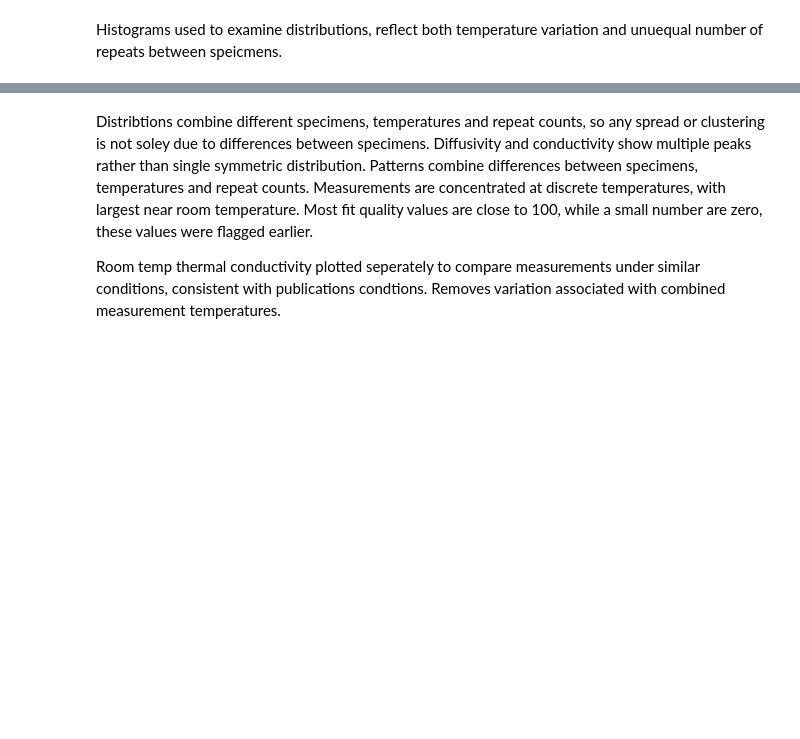
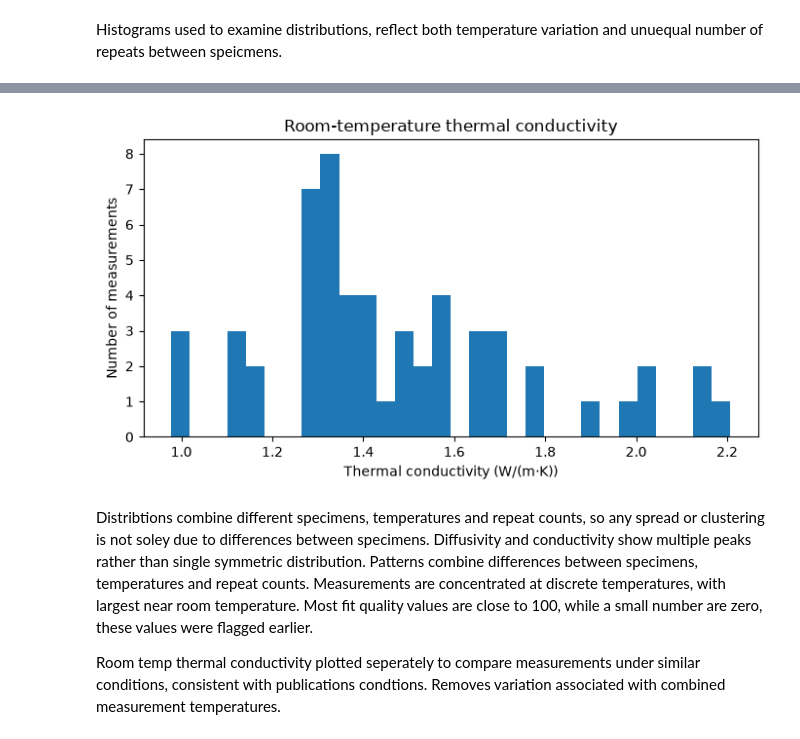
Before and after one commit to gjanuszewski/quarts-process, a Jupyter notebook: notebooks/v1.ipynb, the cells around one changed output, grey strips where cells are left out. Cells and saved outputs as stored; diff of their text form; code cells hidden in the pictures; blank space fills up the shorter version.

```diff
--- a/_tmp_executed.ipynb
+++ b/notebooks/v1.ipynb
@@ -29,12 +64,12 @@ from model_config import (
 # %% [markdown]
 Individual measurement files are loaded and combined into single dataframe. Source filenames and row numbers are retained for traceability, and specimen identifier from each filename.
 # %%
-def load_data(data_dir='data'):
+def load_data(data_dir=ROOT / 'data'):
     """Load measurement Excel files and add source and specimen identifiers.
 
     Parameters
     ----------
-    data_dir : str or pathlib.Path, default "data"
+    data_dir : str or pathlib.Path, default ROOT / "data"
         Directory containing the measurement .xlsx files.
 
     Returns
@@ -43,7 +78,7 @@ def load_data(data_dir='data'):
         Combined measurements with source_filename, source_row, and
         specimen_id columns.
     """
-    files = sorted(Path(data_dir).glob('*.xlsx'))
+    files = sorted(Path(data_dir).glob('Temperature_data_*.xlsx'))
     dfs = []
 
     for file in files:
@@ -97,7 +132,7 @@ def load_specimen_data() -> pd.DataFrame:
     pandas.DataFrame
         The specimen table.
     """
-    sample_table_df = pd.read_excel('Sample_table.xlsx')
+    sample_table_df = pd.read_excel(ROOT / 'data' / 'Sample_table.xlsx')
     return sample_table_df
 # %% [markdown]
 Columns are converted to numeric data types. Any values that cannot be converted are replaced with Nan so they can be indentified in quailty checks.
@@ -753,28 +731,5 @@ quartz_data["density_kg_m3"] = bulk_density(
-# %%
-def thermal_cond (alpha, density, cp):
-    """
-    Calculates thermal conductivity.
-
-    Paremeters:
-     alpha:float or pandas Seres
-        Thermal diffusivity
-    density: float or pandas Series
-        Bulk desnity in kg/m^3
-    cp: float or pandas Series
-        Specific heat in J/kg K
-
-    Returns: float or pandas Series
-        Thermal conductivity
-    """
-    return alpha * density * cp
-
-quartz_data["alpha_m2_s"] = quartz_data["alpha"] * 1e-4
-
-quartz_data["conductivity_W_mK"] = thermal_cond(
-    alpha=quartz_data["alpha_m2_s"],
-    density=quartz_data["density_kg_m3"],
-    cp=quartz_data["specific_heat"]
-)
+# %%
+quartz_data = calculate_thermal_properties(quartz_data)
 # %%
 paper_thermal_cond= {
     'S1': 2.02,
@@ -858,3 +792,7 @@ plt.show()
+# %%
+plot_room_temp_conductivity(quartz_data)
+# %% [output]
+[figure, added]
 # %% [markdown]
 Distribtions combine different specimens, temperatures and repeat counts, so any spread or clustering is not soley due to differences between specimens. Diffusivity and conductivity show multiple peaks rather than single symmetric distribution. Patterns combine differences between specimens, temperatures and repeat counts. Measurements are concentrated at discrete temperatures, with largest near room temperature. Most fit quality values are close to 100, while a small number are zero, these values were flagged earlier.
 
```
Also changed, not shown: parts of 24 cells of this notebook, 9 other files.
